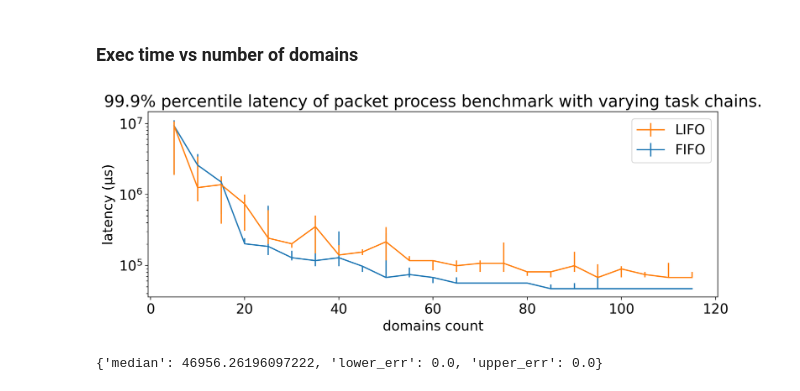
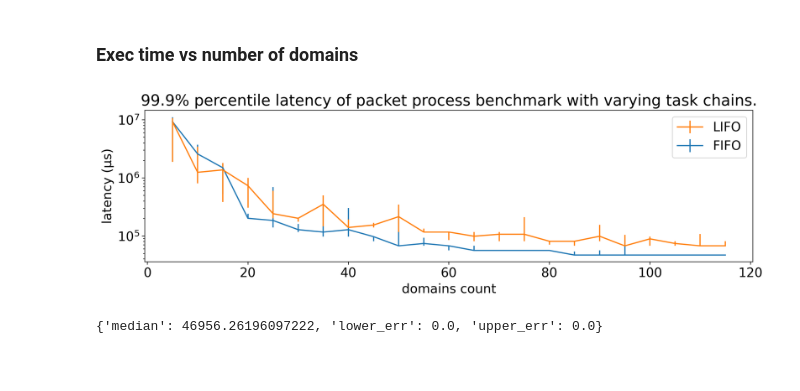
Before and after one commit to bartoszmodelski/ebsl, a Jupyter notebook: evaluation/packet-multiple-tasks-fifo-better/packet-benchmark-sherwood.py.ipynb, the cells around one changed output. Saved outputs shown, nothing was run; the diff lists cells and outputs as text; code cells hidden in the pictures; blank space fills up the shorter version.

```diff
--- a/evaluation/packet-multiple-tasks-fifo-better/packet-benchmark-sherwood.py.ipynb
+++ b/evaluation/packet-multiple-tasks-fifo-better/packet-benchmark-sherwood.py.ipynb
@@ -271,37 +271,36 @@ ax = axes[4]
 
 line_lifo = plot(x, fifo_transformed, "latency_q9999-processed", 'FIFO')
 line_fifo = plot(x, lifo_transformed, "latency_q9999-processed", 'LIFO')
 
 ax.set_yscale("log")
 #ax.set_ylim(ymin=0, ymax=50_0000)
 ax.set_ylabel('latency (μs)')
 ax.set_title("99.99% percentile latency.")
 
 ########################
 ## WAIT ################
 ########################
 
 ax = axes[5]
 
 
 line_lifo = plot(x, fifo_transformed, "waited_for_space_on_enque-processed", 'FIFO')
 line_fifo = plot(x, lifo_transformed, "waited_for_space_on_enque-processed", 'LIFO')
 
 ax.set_yscale("log")
 ax.set_ylim(ymin=1)
 ax.set_xlabel('domains count')
 ax.set_ylabel('busy-wait loops (count)')
 ax.set_title("Number of retries on task insertion due to lack of space")
 '''
 
 ax.set_xlabel('domains count')
-
-from matplotlib import rcParams
-rcParams.update({'figure.autolayout': True})
+plt.tight_layout()
+plt.autoscale()
 
 plt.savefig("packet-basic-" + run_name + ".png", dpi=200)
 # %% [output]
-[figure, old version]
+[figure, new version]
 # %%
 fifo_transformed[22]['latency_q999-processed']
 # %% [output]
```
Also changed, not shown: 1 other file.
